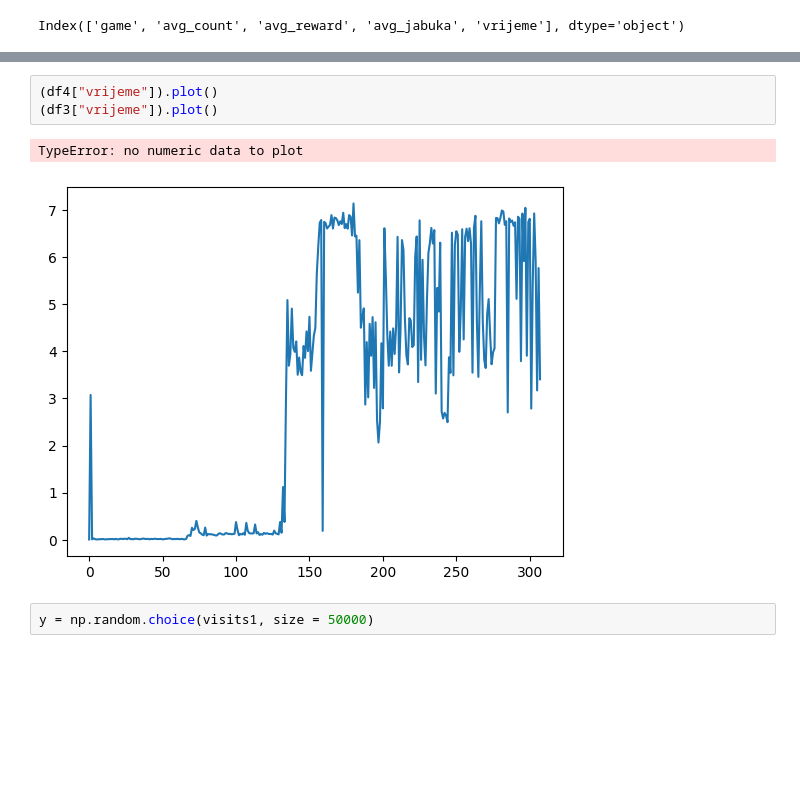
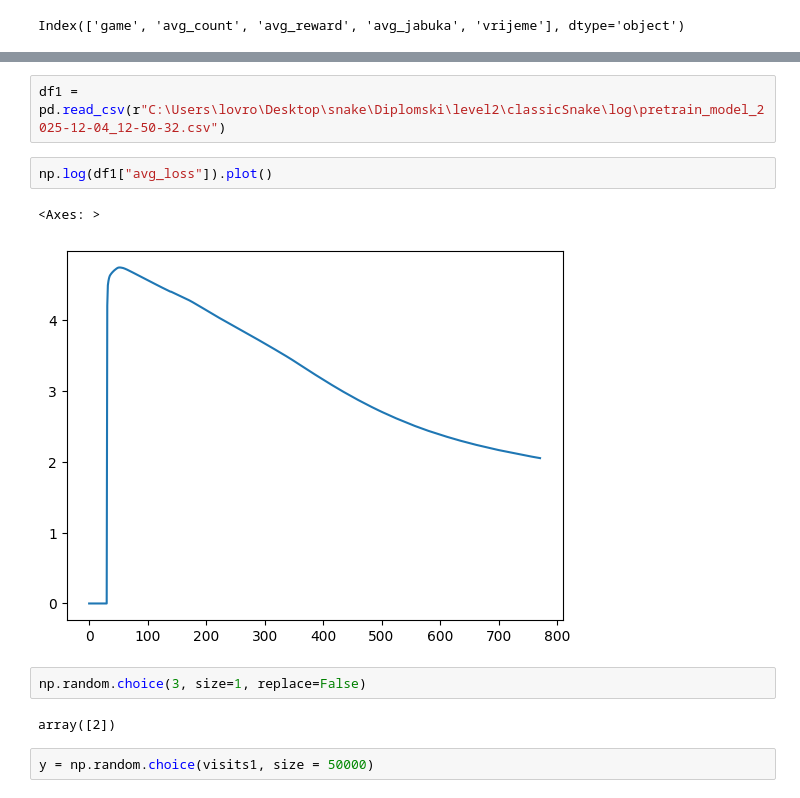
Before and after one commit to Lvlad0022/Diplomski, a Jupyter notebook: snake_biljeznica.ipynb, the cells around one changed output, grey strips where cells are left out. Drawn from its saved outputs; the diff is of its cells as text; blank space fills up the shorter version.

Commit message:
dodan pretraining

```diff
--- a/snake_biljeznica.ipynb
+++ b/snake_biljeznica.ipynb
@@ -23,9 +32,14 @@ Index(['game', 'avg_count', 'avg_reward', 'avg_jabuka', 'vrijeme'], dtype='objec
 # %%
-(df4["vrijeme"]).plot()
-(df3["vrijeme"]).plot()
+df1 = pd.read_csv(r"C:\Users\lovro\Desktop\snake\Diplomski\level2\classicSnake\log\pretrain_model_2025-12-04_12-50-32.csv")
-# %% [output]
-TypeError: no numeric data to plot
-[figure, removed]
+# %%
+np.log(df1["avg_loss"]).plot()
+# %% [output]
+<Axes: >
+[figure, added]
+# %%
+np.random.choice(3, size=1, replace=False)
+# %% [output]
+array([2])
 # %%
 y = np.random.choice(visits1, size = 50000)
 # %%
```
Also changed, not shown: parts of 3 cells of this notebook, 22 other files.
